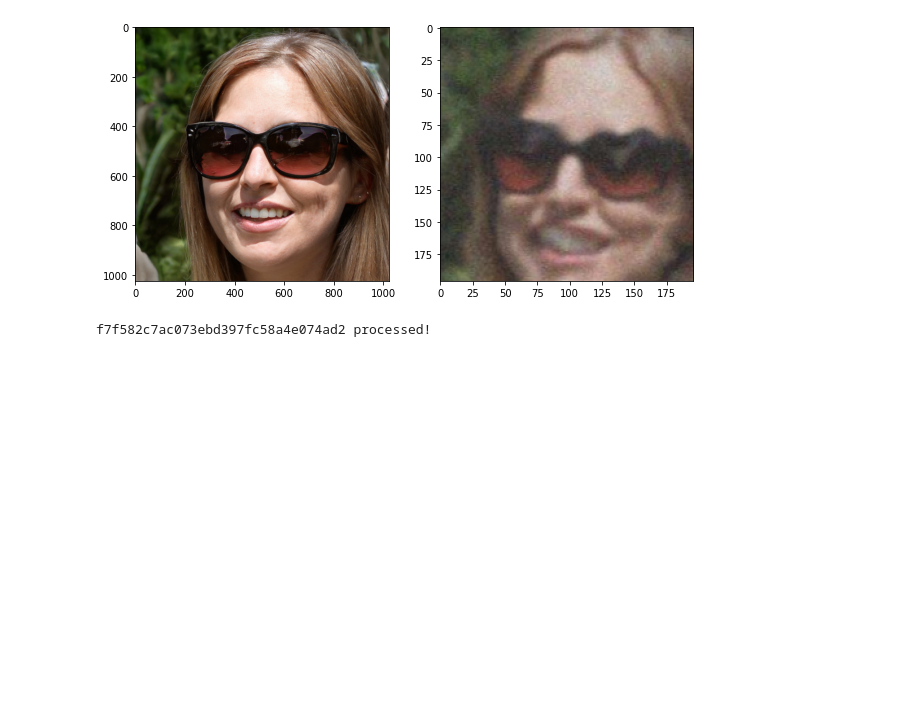
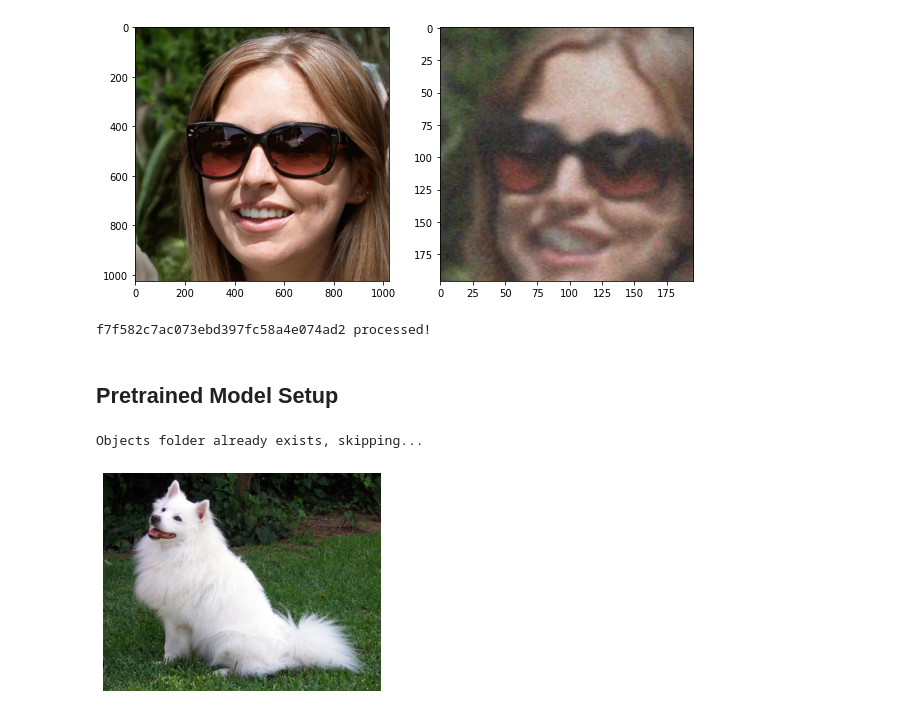
Before and after one commit to stbiadmin/myopia, a Jupyter notebook: image_degrader.ipynb, the cells around one changed output. Drawn from its saved outputs; the diff is of its cells as text; code cells hidden in the pictures; blank space fills up the shorter version.

Commit message:
data exploration and testing of pretrained inception

```diff
--- a/image_degrader.ipynb
+++ b/image_degrader.ipynb
@@ -205,3 +216,5 @@ for filename in os.listdir(path):
 f7f582c7ac073ebd397fc58a4e074ad2 processed!
 # %%
 experiment.complete()
+# %% [markdown]
+## Pretrained Model Setup
@@ -207,0 +229,21 @@ experiment.complete()
+# %%
+#if the "objects" folder doesn't exist, create it
+if not os.path.exists('../content/objects/'):
+  os.mkdir('../content/objects/')
+else:
+  print('Objects folder already exists, skipping...')
+# Download an example image from the pytorch website
+import urllib
+url, filename = ("https://github.com/pytorch/hub/raw/master/images/dog.jpg", "/content/objects/dog.jpg")
+try: urllib.URLopener().retrieve(url, filename)
+except: urllib.request.urlretrieve(url, filename)
+# %% [output]
+Objects folder already exists, skipping...
+# %%
+#display the image
+img2 = plt.imread('/content/objects/dog.jpg')
+plt.imshow(img2)
+plt.axis('off')
+plt.show()
+# %% [output]
+[figure, added]
```
Also changed, not shown: parts of 15 cells of this notebook.
